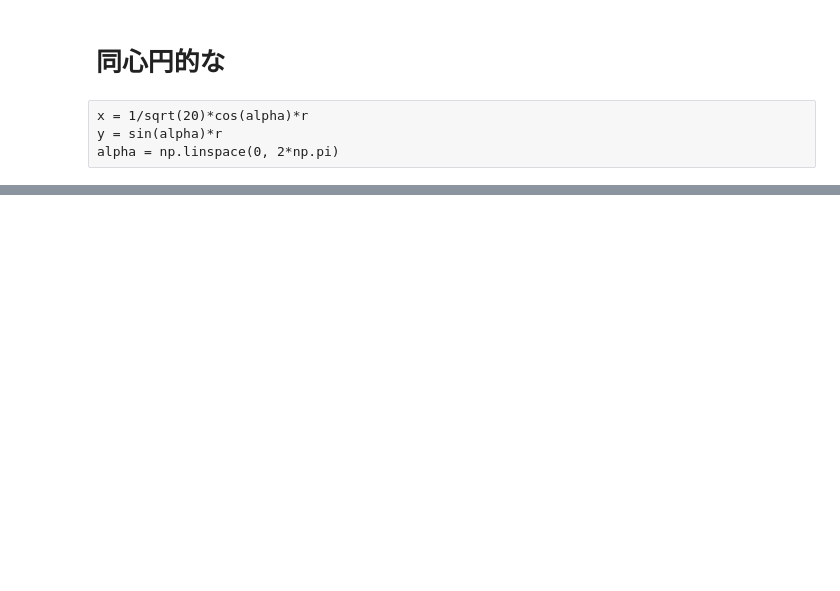
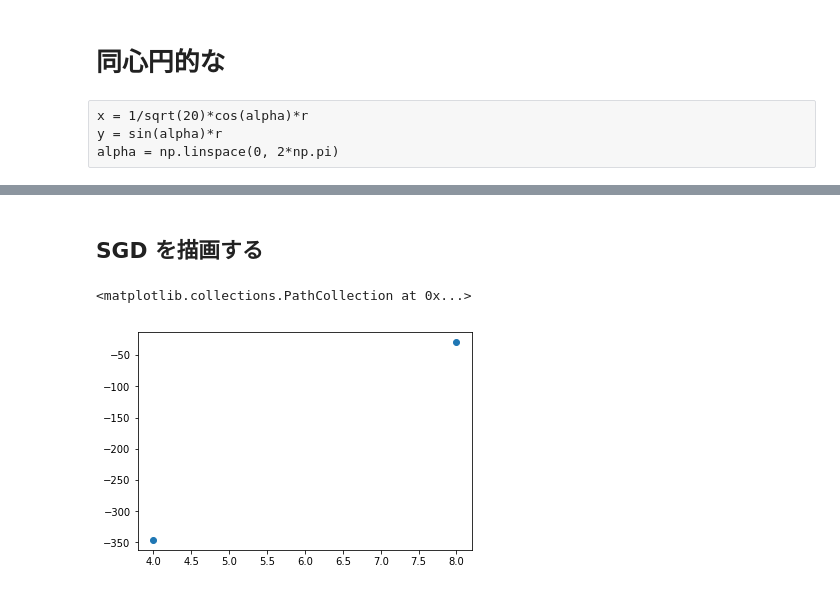
Before and after one commit to banbiossa/deep-learning-from-scrach, a Jupyter notebook: notebooks/05._ss_chap6.ipynb, the cells around one changed output, grey strips where cells are left out. Drawn from its saved outputs; the diff is of its cells as text; code cells hidden in the pictures; blank space fills up the shorter version.

```diff
--- a/notebooks/05._ss_chap6.ipynb
+++ b/notebooks/05._ss_chap6.ipynb
@@ -153,0 +174,20 @@ surf = ax.plot_surface(X, Y, Z, rstride=1, cstride=1,
+# %% [markdown]
+## SGD を描画する
+# %%
+x = np.array([8, 4])
+
+lr = 1e-2
+steps = 20
+results = np.zeros((steps, 2))
+
+for i in range(20):
+    results[i] = x.copy()
+    x = x - numerical_gradient(bowl, x) * lr
+
+fig, ax = plt.subplots()
+# plot_circles()
+
+plt.scatter(results[0], results[1])
+# %% [output]
+<matplotlib.collections.PathCollection at 0x...>
+[figure, added]
```
Also changed, not shown: parts of 13 cells of this notebook.
